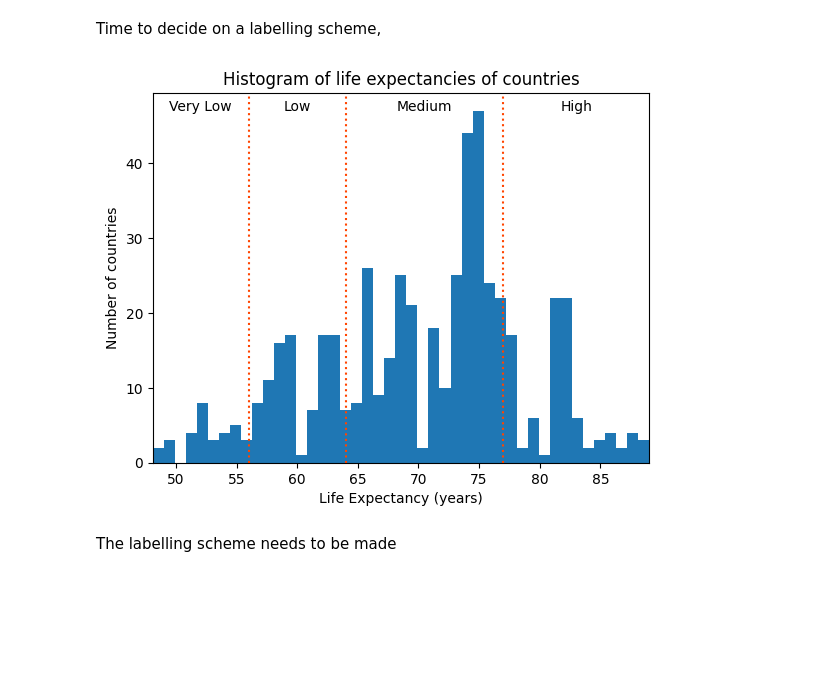
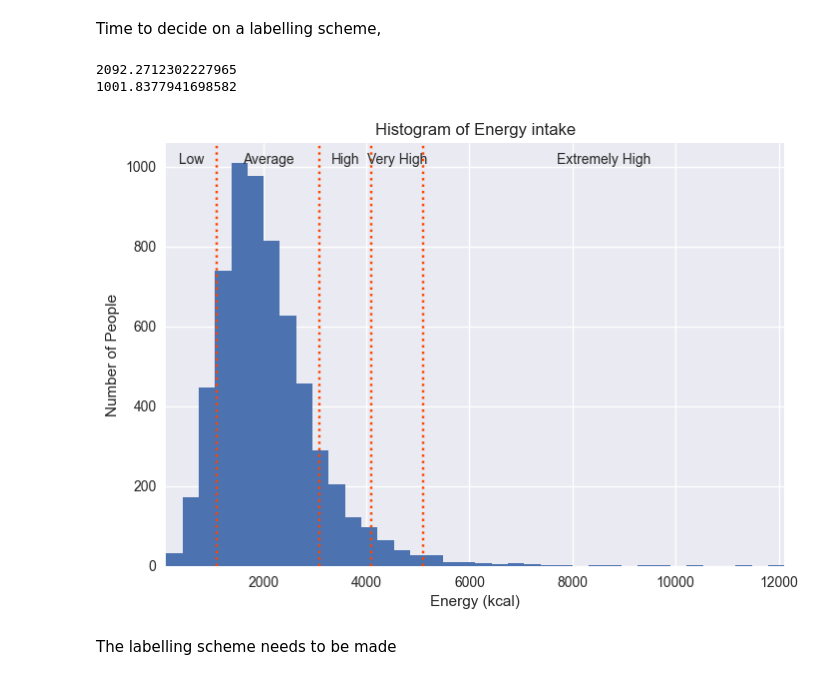
Before and after one commit to JoeOliverEvans/NHANES_PCA, a Jupyter notebook: main.ipynb, the cells around one changed output. Cells and saved outputs as stored; diff of their text form; code cells hidden in the pictures; blank space fills up the shorter version.

```diff
--- a/main.ipynb
+++ b/main.ipynb
@@ -52,6 +33,6 @@ df.plot.scatter("Life expectancy ", "Year")
 # %% [markdown]
 Now remove certain columns from the original dataframe.
 # %%
-df_cleaned = df.drop(["Status", "Country"], axis=1)
+df_cleaned = df#.drop(["Status", "Country"], axis=1)
 df_cleaned
 # %% [output]
@@ -92,8 +67,12 @@ dtype: int64
 It clear that there are quite a number of missing entries, in particular for Population, Hepatitis B and total expenditure. The easiest way to deal with them is to just remove them.
 # %%
 df_cleaned = df_cleaned.dropna()
-plt.hist(df_cleaned["Year"],bins=15)
-df_cleaned = df_cleaned[df_cleaned["Year"]>2010]
-df_cleaned = df_cleaned.drop("Year", axis=1)
+plt.hist(df_cleaned["BPXSY1"],bins=15)
+'''df_cleaned = df_cleaned[df_cleaned["Year"]==2014]
+df_cleaned = df_cleaned.drop("Year", axis=1)'''
+df_cleaned.plot.scatter("BPXPLS", "MGDCGSZ")
+print(np.corrcoef((df_cleaned["BPXPLS"]-df_cleaned["BPXPLS"].mean())/df_cleaned["BPXPLS"].std(), (df_cleaned["MGDCGSZ"]-df_cleaned["MGDCGSZ"].mean())/df_cleaned["MGDCGSZ"].std()))
+
+plt.savefig('Figures/Scatterplot.png')
 #df_cleaned = df_cleaned.drop(df_cleaned["Year"]!=2015, axis=1)
 # %% [output]
@@ -103,4 +83,5 @@ First try to investigate the best predictor of life expectancy. Start by splitti
 # %%
-df_LifeExpectancy = df_cleaned["Life expectancy "]
-df_LifeExpectancy
+investigate = 'DR1TKCAL'
+df_ImportantFeature = df_cleaned[investigate]
+df_ImportantFeature
 # %% [output]
@@ -147,5 +132,5 @@ Now we have cleaned the data we can start doing PCA. Due to all the missing valu
 # %%
-LifeExpectancy = df_LifeExpectancy.to_numpy()
-print(str(min(df_LifeExpectancy)) + str(max(df_LifeExpectancy)))
-plt.hist(LifeExpectancy, bins=45)
+ImportantFeature = df_ImportantFeature.to_numpy()
+print(str(min(df_ImportantFeature)) + str(max(df_ImportantFeature)))
+plt.hist(ImportantFeature, bins=45)
 # %% [output]
@@ -172,29 +160,33 @@ On closer inspection the data for all values have decimals but there are no valu
 # %% [markdown]
 Time to decide on a labelling scheme,
 # %%
-(n, bins, s) = plt.hist(LifeExpectancy, bins=45, range=(min(LifeExpectancy), max(LifeExpectancy)))
-plt.xlim(xmin=min(LifeExpectancy), xmax=max(LifeExpectancy))
+print(np.mean(ImportantFeature))
+print(np.std(ImportantFeature))
+(n, bins, s) = plt.hist(ImportantFeature, bins=38)
+plt.xlim(xmin=min(ImportantFeature), xmax=max(ImportantFeature))
 
-boundaries = [56,64,77]
-descriptor = ["Very Low", "Low", "Medium", "High", "Very High"]
+boundaries = [np.mean(ImportantFeature)-np.std(ImportantFeature), np.mean(ImportantFeature)+np.std(ImportantFeature), np.mean(ImportantFeature)+2*np.std(ImportantFeature), np.mean(ImportantFeature)+3*np.std(ImportantFeature)]
+descriptor = ["Low", "Average", "High", "Very High", "Extremely High"]
 
 for i in range(len(boundaries) + 1):
     if i < len(boundaries):
         plt.axvline(boundaries[i], color="orangered", linestyle=":")
     if i == 0:
         xpos = (min(bins) + min(boundaries)) / 2
     elif i == len(boundaries):
         xpos = (max(bins) + max(boundaries)) / 2
     else:
         xpos = (boundaries[i] + boundaries[i-1]) / 2
     plt.text(x=xpos, y=max(n), s=descriptor[i], horizontalalignment='center')
 
-plt.title("Histogram of life expectancies of countries")
-plt.xlabel("Life Expectancy (years)")
-plt.ylabel("Number of countries")
-plt.savefig("Figures/LifeExpectancyLabelsHist.png")
+plt.title("Histogram of Energy intake")
+plt.xlabel("Energy (kcal)")
+plt.ylabel("Number of People")
+plt.savefig("Figures/ImportantFeatureLabelsHist.png")
 # %% [output]
+2092.2712302227965
+1001.8377941698582
-[figure, old version]
+[figure, new version]
 # %% [markdown]
 The labelling scheme needs to be made
 # %%
```
Also changed, not shown: parts of 25 cells of this notebook, 12 other files.
